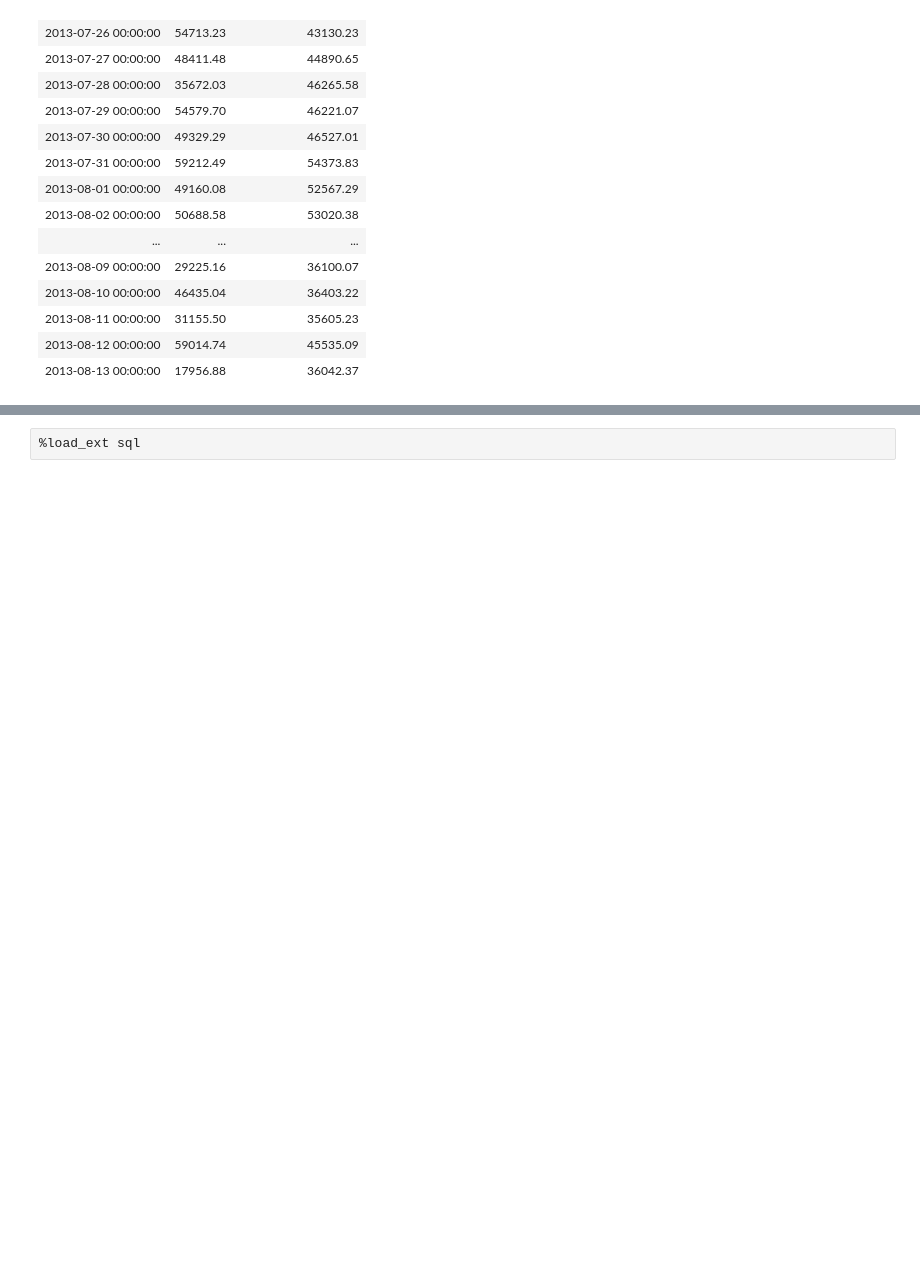
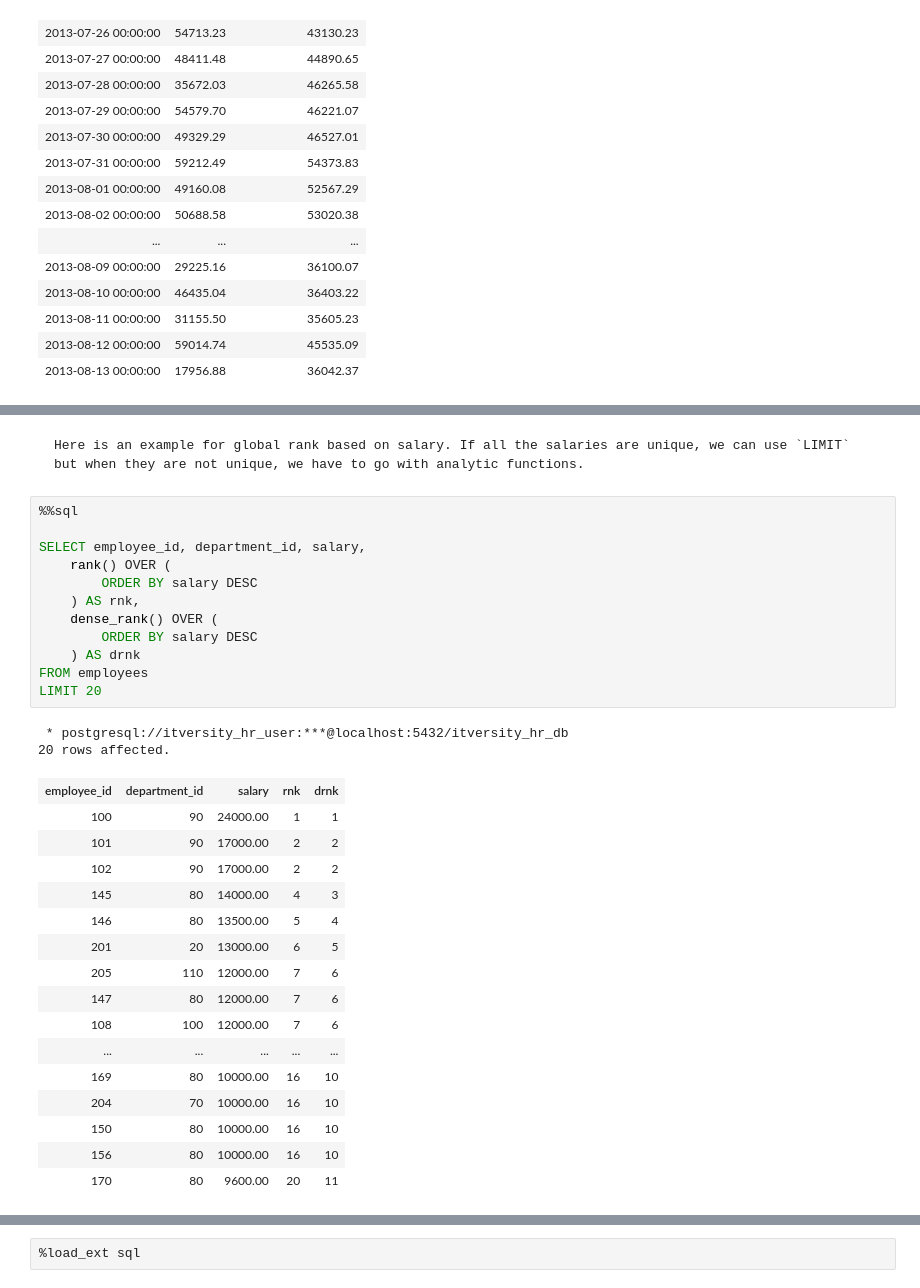
Before and after one commit to itversity/mastering-postgresql, a Jupyter notebook: 07_writing_advanced_sql_queries.ipynb, the cells around one changed output, grey strips where cells are left out. Drawn from its saved outputs; the diff is of its cells as text; blank space fills up the shorter version.

````diff
--- a/07_writing_advanced_sql_queries.ipynb
+++ b/07_writing_advanced_sql_queries.ipynb
@@ -1507,0 +2302,35 @@ Here is another example to assign sparse ranks using employees data set with in
+# %% [markdown]
+```{note}
+Here is an example for global rank based on salary. If all the salaries are unique, we can use `LIMIT` but when they are not unique, we have to go with analytic functions.
+```
+# %%
+%%sql
+
+SELECT employee_id, department_id, salary,
+    rank() OVER (
+        ORDER BY salary DESC
+    ) AS rnk,
+    dense_rank() OVER (
+        ORDER BY salary DESC
+    ) AS drnk
+FROM employees
+LIMIT 20
+# %% [output]
+ * postgresql://itversity_hr_user:***@localhost:5432/itversity_hr_db
+20 rows affected.
+| employee_id | department_id | salary | rnk | drnk |
+| 100 | 90 | 24000.00 | 1 | 1 |
+| 101 | 90 | 17000.00 | 2 | 2 |
+| 102 | 90 | 17000.00 | 2 | 2 |
+| 145 | 80 | 14000.00 | 4 | 3 |
+| 146 | 80 | 13500.00 | 5 | 4 |
+| 201 | 20 | 13000.00 | 6 | 5 |
+| 205 | 110 | 12000.00 | 7 | 6 |
+| 147 | 80 | 12000.00 | 7 | 6 |
+| 108 | 100 | 12000.00 | 7 | 6 |
+| ... | ... | ... | ... | ... |
+| 169 | 80 | 10000.00 | 16 | 10 |
+| 204 | 70 | 10000.00 | 16 | 10 |
+| 150 | 80 | 10000.00 | 16 | 10 |
+| 156 | 80 | 10000.00 | 16 | 10 |
+| 170 | 80 | 9600.00 | 20 | 11 |
````
Also changed, not shown: parts of 186 cells of this notebook.
